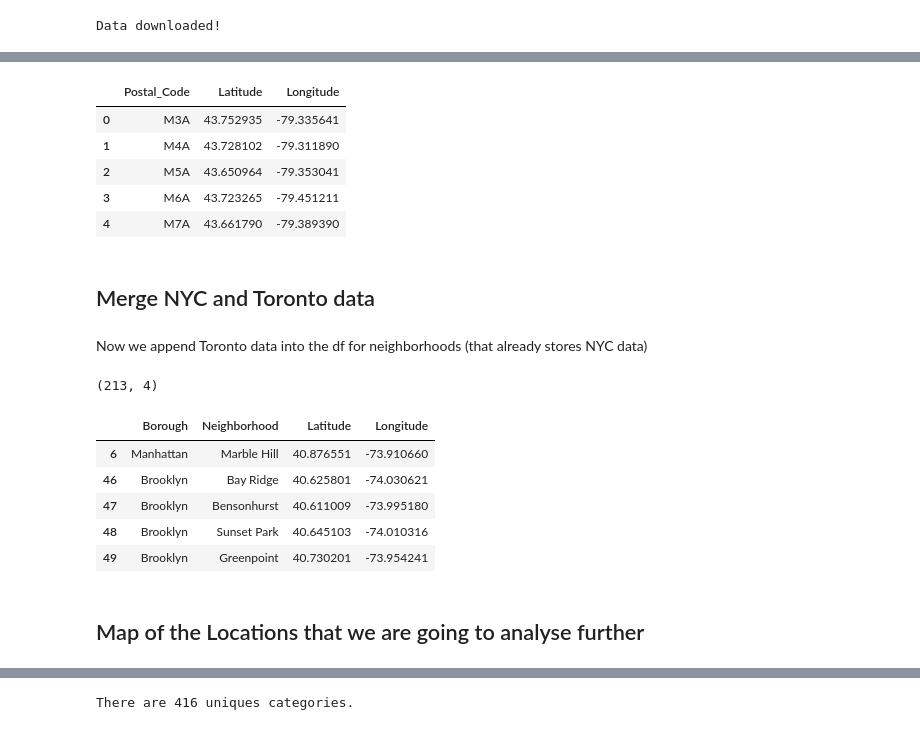
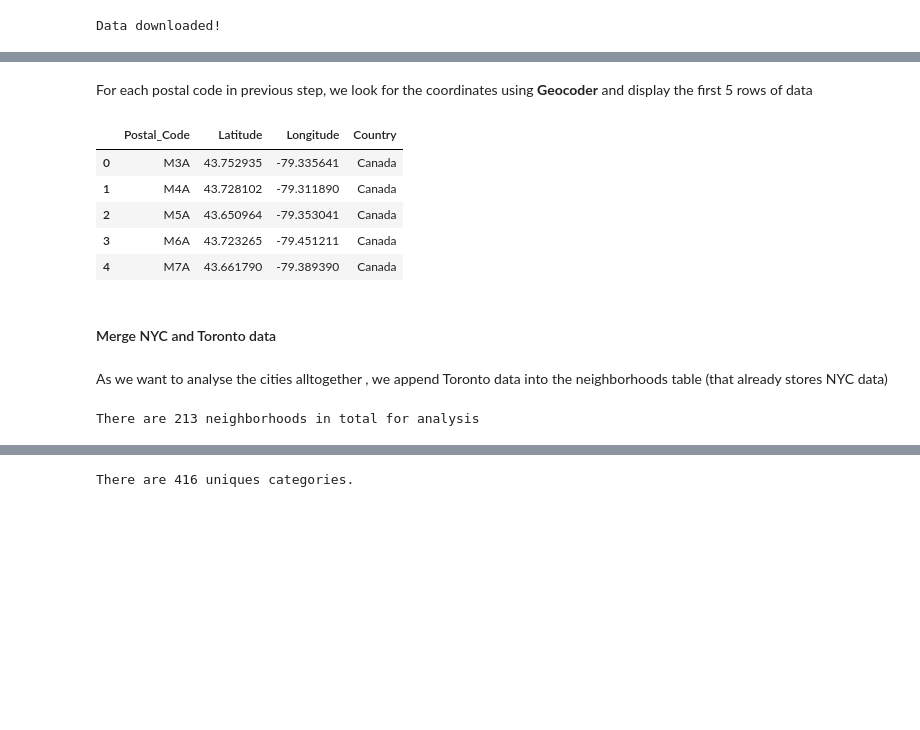
Before and after one commit to julietamc/Coursera_Capstone, a Jupyter notebook: Where to move in_ (Toronto vs NYC neighborhoods).ipynb, the cells around one changed output, grey strips where cells are left out. Cells and saved outputs as stored; diff of their text form; code cells hidden in the pictures; blank space fills up the shorter version.

```diff
--- a/Where to move in_ (Toronto vs NYC neighborhoods).ipynb
+++ b/Where to move in_ (Toronto vs NYC neighborhoods).ipynb
@@ -160,49 +196,43 @@ df_Canada.head()
+# %% [markdown]
+For each postal code in previous step, we look for the coordinates using **Geocoder** and display the first 5 rows of data
 # %%
-#For each postal code in previous step, we look for the coordinates
+#Loop into the Canada's df to run geocoder for each Postal Code
 Can_Locations = pd.DataFrame(columns=['Postal_Code', 'Latitude', 'Longitude'])
 
 for i in range(len(df_Canada)) :
 
     lat_lng_coords = None
 
-    postal_code = df_Canada.loc[i, "Postal code"]
+    postal_code = df_Canada.loc[i, "Postal_code"]
 
     while(lat_lng_coords is None):
         g = geocoder.arcgis('{}, Toronto, Ontario'.format(postal_code))
         lat_lng_coords = g.latlng
 
     neighborhood_lat = lat_lng_coords[0]
     neighborhood_lon = lat_lng_coords[1]
 
     Can_Locations = Can_Locations.append({'Postal_Code': postal_code,
                                           'Latitude': neighborhood_lat,
                                           'Longitude': neighborhood_lon}, ignore_index=True)
+
+Can_Locations['Country'] = 'Canada'
+Can_Locations.head()
+# %% [output]
+|  | Postal_Code | Latitude | Longitude | Country |
+| 0 | M3A | 43.752935 | -79.335641 | Canada |
+| 1 | M4A | 43.728102 | -79.311890 | Canada |
+| 2 | M5A | 43.650964 | -79.353041 | Canada |
+| 3 | M6A | 43.723265 | -79.451211 | Canada |
+| 4 | M7A | 43.661790 | -79.389390 | Canada |
-# %%
-Can_Locations.head()
-# %% [output]
-|  | Postal_Code | Latitude | Longitude |
-| 0 | M3A | 43.752935 | -79.335641 |
-| 1 | M4A | 43.728102 | -79.311890 |
-| 2 | M5A | 43.650964 | -79.353041 |
-| 3 | M6A | 43.723265 | -79.451211 |
-| 4 | M7A | 43.661790 | -79.389390 |
 # %% [markdown]
-## Merge NYC and Toronto data
+#### Merge NYC and Toronto data
 # %% [markdown]
 
-Now we append Toronto data into the df for neighborhoods (that already stores NYC data)
+As we want to analyse the cities alltogether , we append Toronto data into the neighborhoods table (that already stores NYC data)
 # %%
-neighborhoods = neighborhoods.append(df_Canada.set_index('Postal code').join(Can_Locations.set_index('Postal_Code')))
-neighborhoods.reset_index(drop=True)
-print(neighborhoods.shape)
-neighborhoods.head()
+neighborhoods = neighborhoods.append(df_Canada.set_index('Postal_code').join(Can_Locations.set_index('Postal_Code')))
+neighborhoods = neighborhoods.reset_index(drop=True)
+print("There are {} neighborhoods in total for analysis".format(neighborhoods.shape[0]))
 # %% [output]
-(213, 4)
+There are 213 neighborhoods in total for analysis
-|  | Borough | Neighborhood | Latitude | Longitude |
-| 6 | Manhattan | Marble Hill | 40.876551 | -73.910660 |
-| 46 | Brooklyn | Bay Ridge | 40.625801 | -74.030621 |
-| 47 | Brooklyn | Bensonhurst | 40.611009 | -73.995180 |
-| 48 | Brooklyn | Sunset Park | 40.645103 | -74.010316 |
-| 49 | Brooklyn | Greenpoint | 40.730201 | -73.954241 |
-# %% [markdown]
-## Map of the Locations that we are going to analyse further
```
Also changed, not shown: parts of 60 cells of this notebook.
